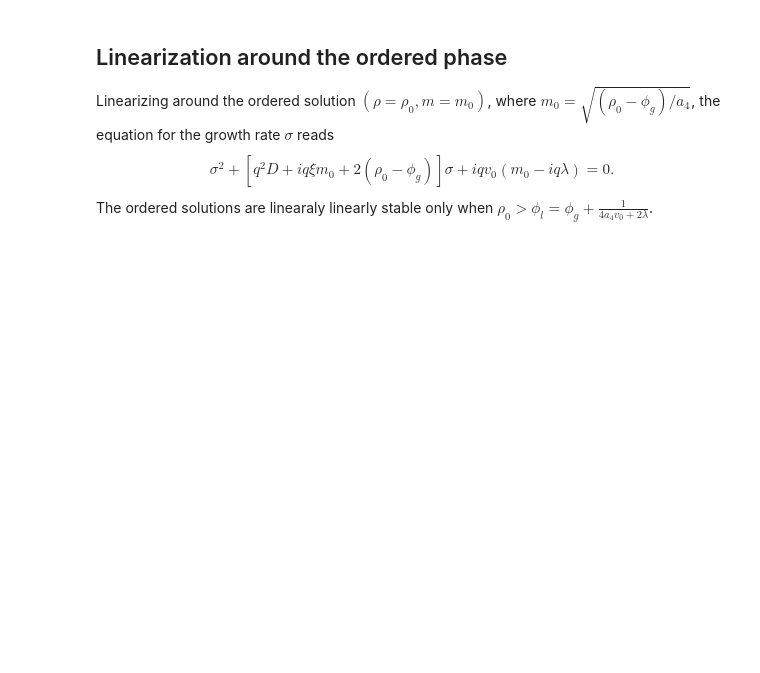
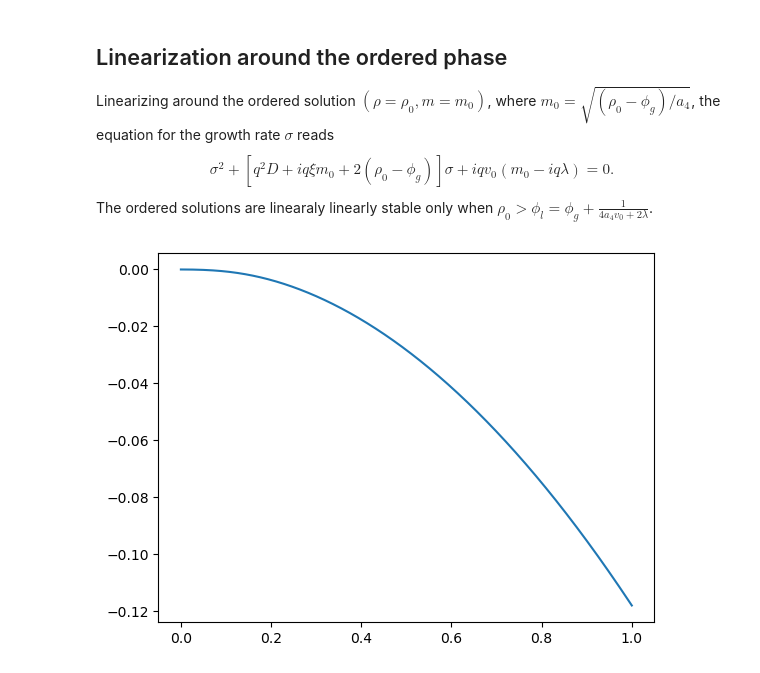
Before and after one commit to skyline-nju/PDE, a Jupyter notebook: TT/simplified_CG_hydro_eqs_1D.ipynb, the cells around one changed output. Saved outputs shown, nothing was run; the diff lists cells and outputs as text; code cells hidden in the pictures; blank space fills up the shorter version.

```diff
--- a/TT/simplified_CG_hydro_eqs_1D.ipynb
+++ b/TT/simplified_CG_hydro_eqs_1D.ipynb
@@ -123,28 +123,37 @@ $$
 The ordered solutions are linearaly linearly stable only when $\rho_0>\phi_l=\phi_g + \frac{1}{4a_4 v_0 + 2\lambda}$.
 # %%
 import matplotlib.pyplot as plt
+import numpy as np
 
 def get_b(rho_0, q):
     m0 = np.sqrt((rho_0 - phi_g)/a4)
     return q**2 * D + 1j * q * xi * m0 + 2 * (rho_0 - phi_g)
 
 def get_c(rho_0, q):
     m0 = np.sqrt((rho_0 - phi_g)/a4)
     return 1j * q * v0 * (m0 - 1j * q * lambdaa)
 
 def get_sigma(rho_0, q):
     b = get_b(rho_0, q)
     c = get_c(rho_0, q)
     Delta = b**2 - 4 * c
     sigma = -b + np.sqrt(Delta)
     return sigma
 
+v0 = 1.
+lambdaa =1.
+xi = 1
+D = 0.1
+a4 = 1.
+phi_g = 1.
 q = np.linspace(0, 1, 2000)
-rho_0 = 1 + 1 / 6. + 0.01
+rho_0 = 1 + 1 / 6. + 0.001
 
 sigma = get_sigma(rho_0, q)
 
-# plt.plot(q, sigma.real)
+plt.plot(q, sigma.real)
 
-# plt.show()
-# plt.close()
+plt.show()
+plt.close()
+# %% [output]
+[figure, added]
```
Also changed, not shown: 3 other files.
